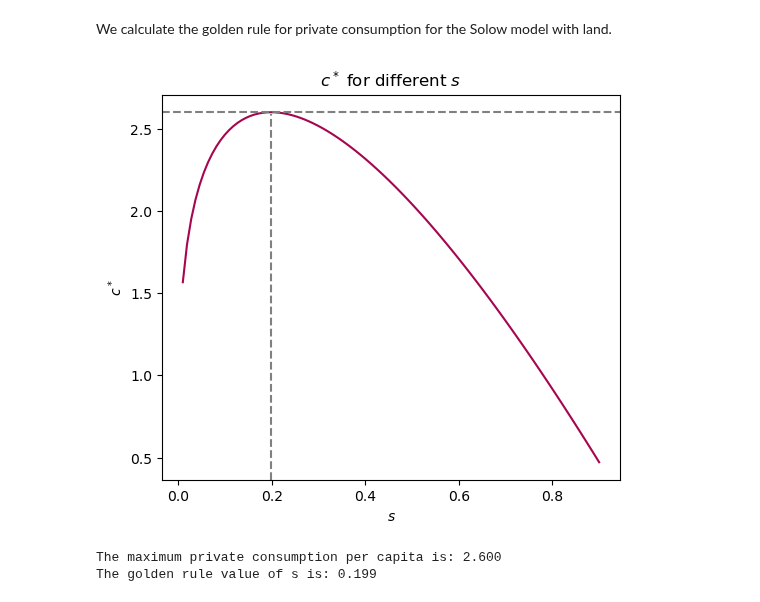
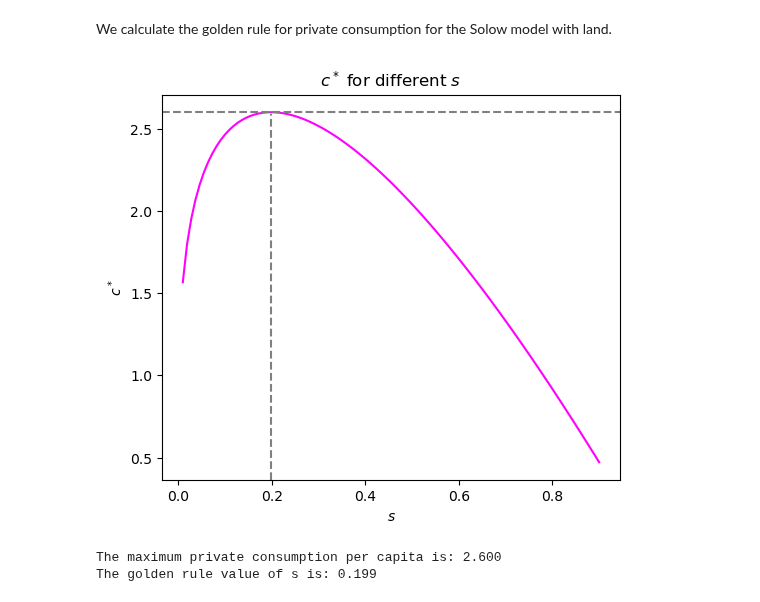
Before and after one commit to NumEconCopenhagen/projects-2023-mc, a Jupyter notebook: modelproject/modelproject.ipynb, the cells around one changed output. Cells and saved outputs as stored; diff of their text form; code cells hidden in the pictures.

```diff
--- a/modelproject/modelproject.ipynb
+++ b/modelproject/modelproject.ipynb
@@ -240,26 +245,26 @@ The Solow diagram visualize how the steady state changes with different paramete
 # %% [markdown]
 We calculate the golden rule for  private consumption for the Solow model with land.
 # %%
+# Finding golden rule
 ss = np.linspace(0.01, 0.9, 100)
 
 cs = []
 for s in ss:
     Ks, Ys, Ls, As, Zs = sim(s)
     y = Ys / Ls
     cs.append( (1 - s) * y[50]  )
 
-
+# Creating plot
 fig = plt.figure(figsize=(13,5))
 ax = fig.add_subplot(1,2,1)
-ax.plot(ss,cs, color='#a60550')
+ax.plot(ss,cs, color='magenta')
 ax.set_xlabel(r'$s$')
 ax.set_ylabel(r'$c^*$')
 
-# ss[cs.index(max(cs))]
-# -> finds value in s grid for the max c value
+# ss[cs.index(max(cs))] -> finds value in s grid for the max c value
 plt.axvline(ss[cs.index(max(cs))],ymax=0.95,color='gray',linestyle='--')
 plt.axhline(max(cs),xmax=1,color='gray',linestyle='--')
 ax.set_title('$c^*$ for different $s$');
 # %% [output]
-[figure, old version]
+[figure, new version]
 # %%
```
Also changed, not shown: parts of 13 cells of this notebook.
